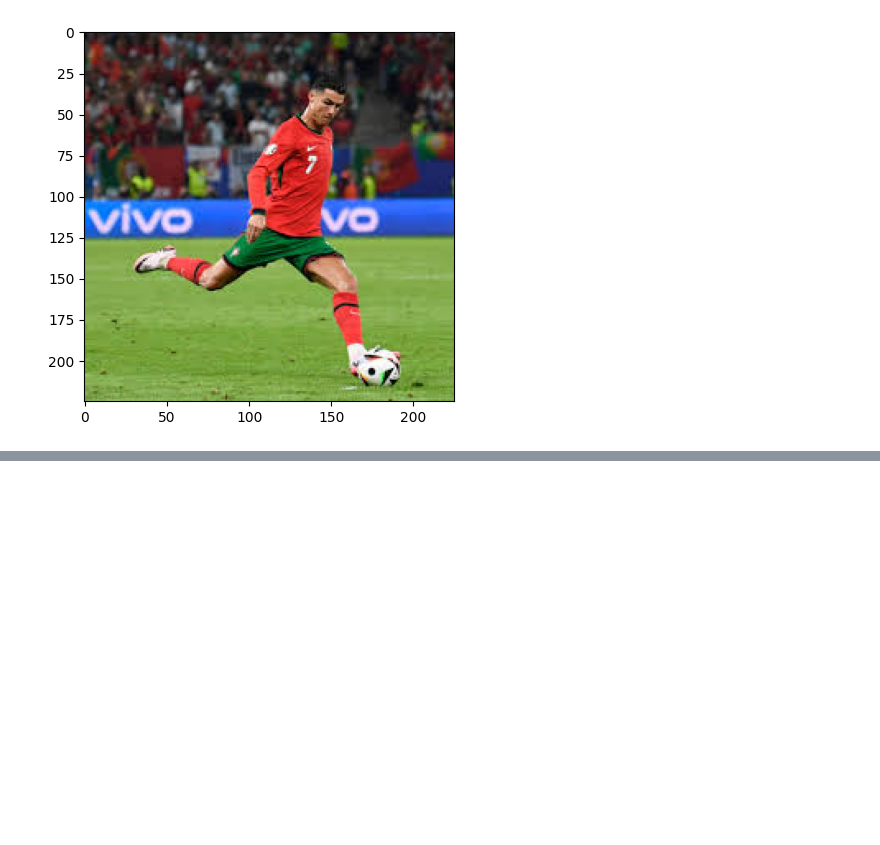
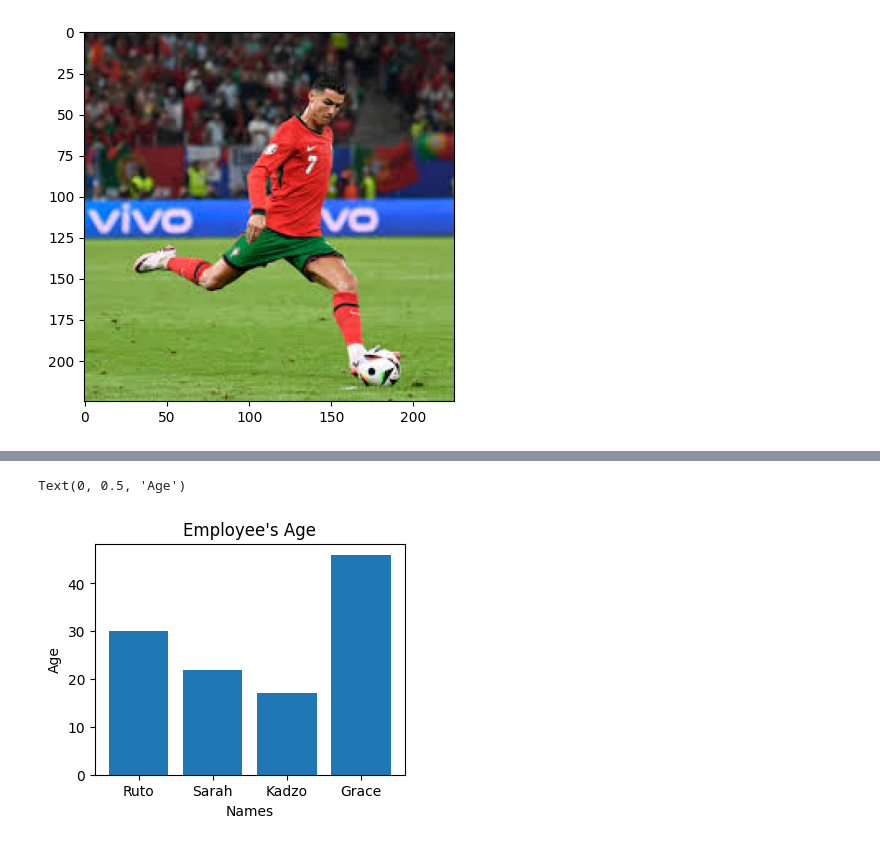
Before and after one commit to Bestine/DSAI-course, a Jupyter notebook: module-1/01 - Foundations_of_Data_Science.ipynb, the cells around one changed output, grey strips where cells are left out. Saved outputs shown, nothing was run; the diff lists cells and outputs as text; code cells hidden in the pictures; blank space fills up the shorter version.

```diff
--- a/module-1/01 - Foundations_of_Data_Science.ipynb
+++ b/module-1/01 - Foundations_of_Data_Science.ipynb
@@ -774,0 +913,13 @@ plt.imshow(ronaldo)
+# %%
+names = ["Ruto", "Sarah", "Kadzo", "Grace"]
+age = [30, 22, 17, 46]
+
+plt.figure(figsize=(4, 3))
+plt.bar(names, age)
+
+plt.title("Employee's Age")
+plt.xlabel("Names")
+plt.ylabel("Age")
+# %% [output]
+Text(0, 0.5, 'Age')
+[figure, added]
```
Also changed, not shown: parts of 30 cells of this notebook, 5 other files.
